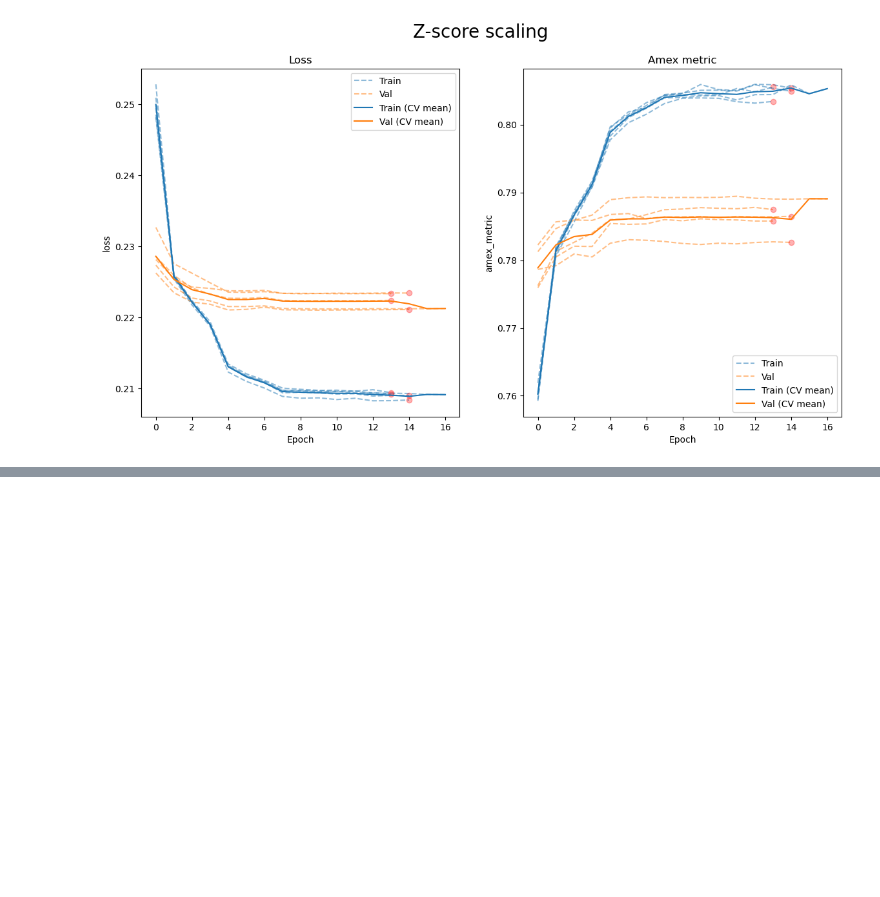
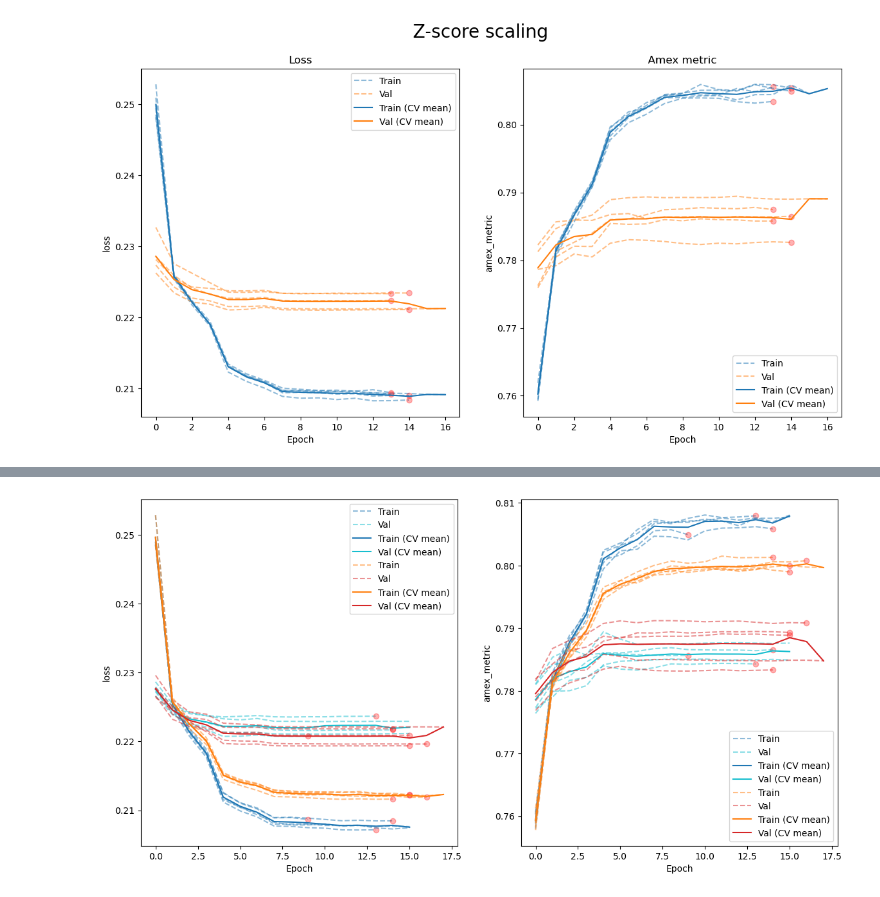
Before and after one commit to marcusGH/edain_paper, a Jupyter notebook: notebooks/static_preprocessing_classes.ipynb, the cells around one changed output, grey strips where cells are left out. Saved outputs shown, nothing was run; the diff lists cells and outputs as text; code cells hidden in the pictures; blank space fills up the shorter version.

Commit message:
Do optimal mixed transform experiment

```diff
--- a/notebooks/static_preprocessing_classes.ipynb
+++ b/notebooks/static_preprocessing_classes.ipynb
@@ -272,7 +272,7 @@ def get_average(history, key):
         epoch += 1
     return vals
 
-def plot_cv(history, suffix, ax, **kwargs):
+def plot_cv(history, suffix, ax, cols = ['tab:blue', 'tab:orange'], **kwargs):
     train_mean = get_average(history, f"train_{suffix}")
     val_mean = get_average(history, f"val_{suffix}")
     # epoch = 0
@@ -294,19 +294,19 @@ def plot_cv(history, suffix, ax, **kwargs):
     for i in range(5):
         ax.plot(history[f"train_{suffix}"][i], alpha = 0.5,
                 label = "Train" if i == 0 else None,
-                color = 'tab:blue',
+                color = cols[0],
                 linestyle = 'dashed', **kwargs)
         ax.plot(history[f"val_{suffix}"][i], alpha = 0.5,
                 label = "Val" if i == 0 else None,
-                color = 'tab:orange',
+                color = cols[1],
                 linestyle = 'dashed', **kwargs)
         # add red dot if was terminates
         if len(history[f"train_{suffix}"][i]) < len(train_mean):
             ax.plot(len(history[f"train_{suffix}"][i]) - 1, history[f"train_{suffix}"][i][-1], color='red', marker='o', alpha=0.3)
             ax.plot(len(history[f"val_{suffix}"][i]) - 1, history[f"val_{suffix}"][i][-1], color='red', marker='o', alpha=0.3)
 
-    ax.plot(train_mean, label="Train (CV mean)", **kwargs)
-    ax.plot(val_mean, label="Val (CV mean)", **kwargs)
+    ax.plot(train_mean, label="Train (CV mean)", color=cols[0], **kwargs)
+    ax.plot(val_mean, label="Val (CV mean)", color=cols[1], **kwargs)
     ax.set_xlabel("Epoch")
     ax.set_ylabel(suffix)
     ax.legend()
@@ -821,0 +861,18 @@ tanh-standard-scaling-winsorized-history-50-epochs.npy
+# %%
+opt_hist = np.load("/home/silo1/mas322/experiment-results/mixed-transform-optimal.npy", allow_pickle=True).item()
+baseline_hist = np.load("/home/silo1/mas322/experiment-results/mixed-transform-baseline.npy", allow_pickle=True).item()
+
+fig, axs = plt.subplots(ncols=2, figsize=(14, 7))
+
+# first model: blue and cyan
+plot_cv(baseline_hist, 'loss', axs[0], cols=['tab:blue', 'tab:cyan'])
+plot_cv(baseline_hist, 'amex_metric', axs[1], cols=['tab:blue', 'tab:cyan'])
+# second model: Orange and red
+plot_cv(opt_hist, 'loss', axs[0], cols=['tab:orange', 'tab:red'])
+plot_cv(opt_hist, 'amex_metric', axs[1], cols=['tab:orange', 'tab:red'])
+
+print(f"Baseline model loss: {baseline_hist['val_loss_mean']:.4f} +- {baseline_hist['val_loss_sd'] * 1.96:.4f}")
+print(f"Improved model loss: {opt_hist['val_loss_mean']:.4f} +- {opt_hist['val_loss_sd'] * 1.96:.4f}")
+print(f"Baseline model AMEX metric: {baseline_hist['val_amex_metric_mean']:.4f} +- {baseline_hist['val_amex_metric_sd'] * 1.96:.4f}")
+print(f"Baseline model AMEX metric: {opt_hist['val_amex_metric_mean']:.4f} +- {opt_hist['val_amex_metric_sd'] * 1.96:.4f}")
+# %% [output]
@@ -821,0 +883 @@ tanh-standard-scaling-winsorized-history-50-epochs.npy
+[figure, added]
```
Also changed, not shown: parts of 4 cells of this notebook, 1 other file.
